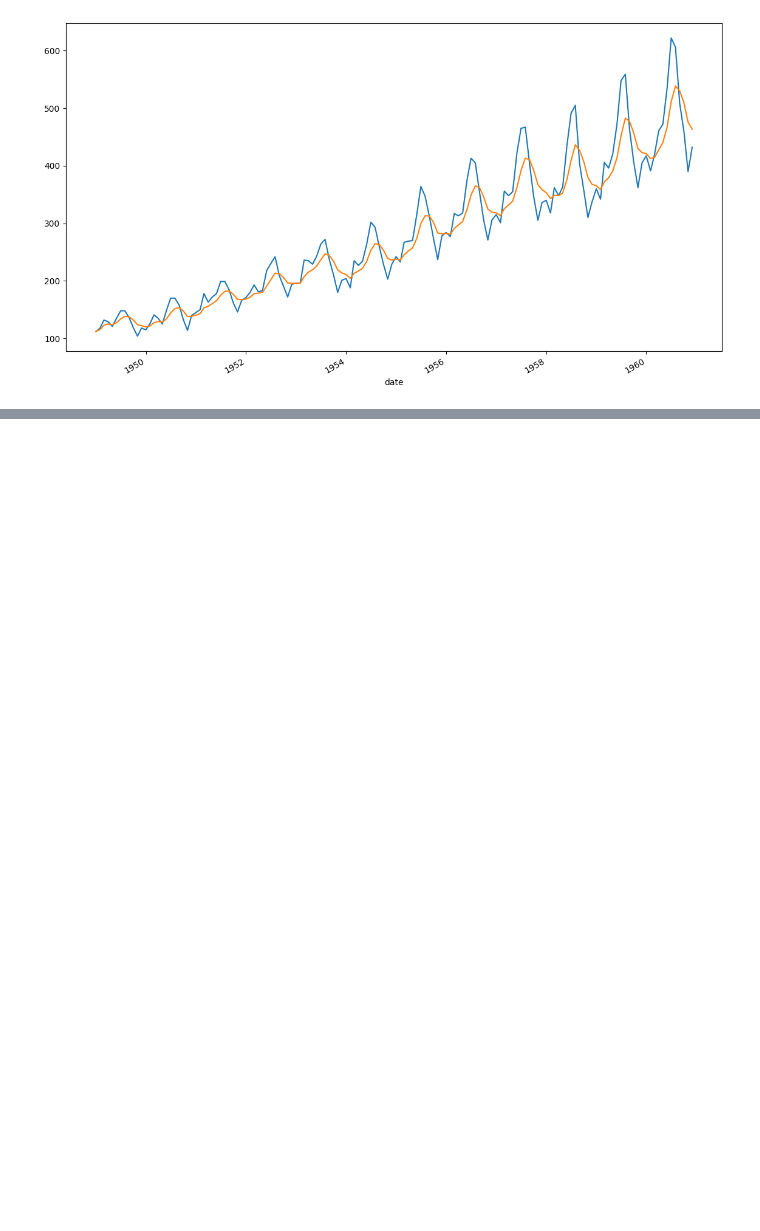
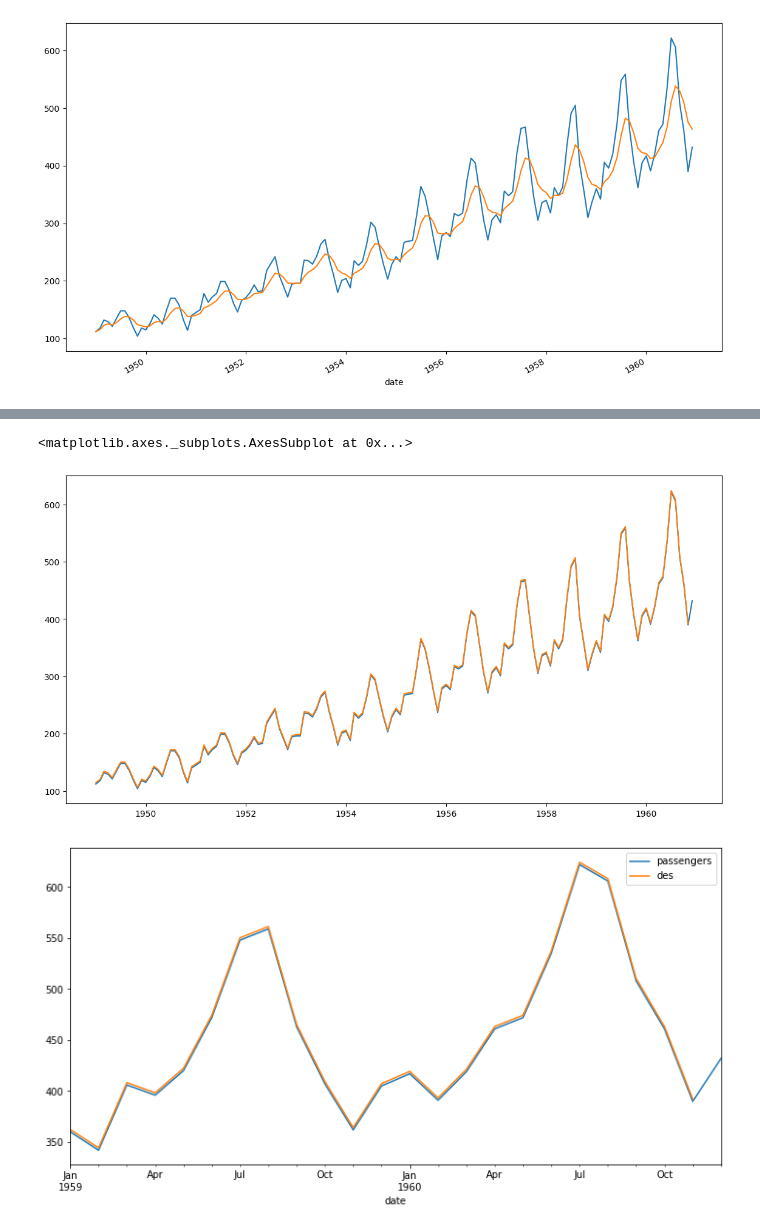
Before and after one commit to chitinglow/Classification-Machine-learning, a Jupyter notebook: TimeSeriesTut3.ipynb, the cells around one changed output, grey strips where cells are left out. Saved outputs shown, nothing was run; the diff lists cells and outputs as text; code cells hidden in the pictures; blank space fills up the shorter version.

```diff
--- a/TimeSeriesTut3.ipynb
+++ b/TimeSeriesTut3.ipynb
@@ -233,0 +410,21 @@ flight_df
+# %%
+from statsmodels.tsa.holtwinters import ExponentialSmoothing
+
+# This time we'll act as if the data is linear so we'll use
+# the additive method
+fit_mod = ExponentialSmoothing(flight_df['passengers'], trend='add').fit()
+flight_df['des'] = fit_mod.fittedvalues.shift(-1)
+flight_df
+
+f_4 = plt.figure(figsize=(12,6), dpi=100)
+ax_4 = f_4.add_axes([0.0, 0.0, 0.9, 0.9])
+# You'll see that des falls very close to the real data
+ax_4.plot(flight_df.index, flight_df['passengers'])
+ax_4.plot(flight_df.index, flight_df['des'])
+
+# Let's zoom in on the last 24 months :24 for 1st 12 months
+flight_df[['passengers', 'des']].iloc[-24:].plot(figsize=(12,6))
+# %% [output]
+<matplotlib.axes._subplots.AxesSubplot at 0x...>
+[figure, added]
+[figure, added]
```
Also changed, not shown: parts of 14 cells of this notebook.
